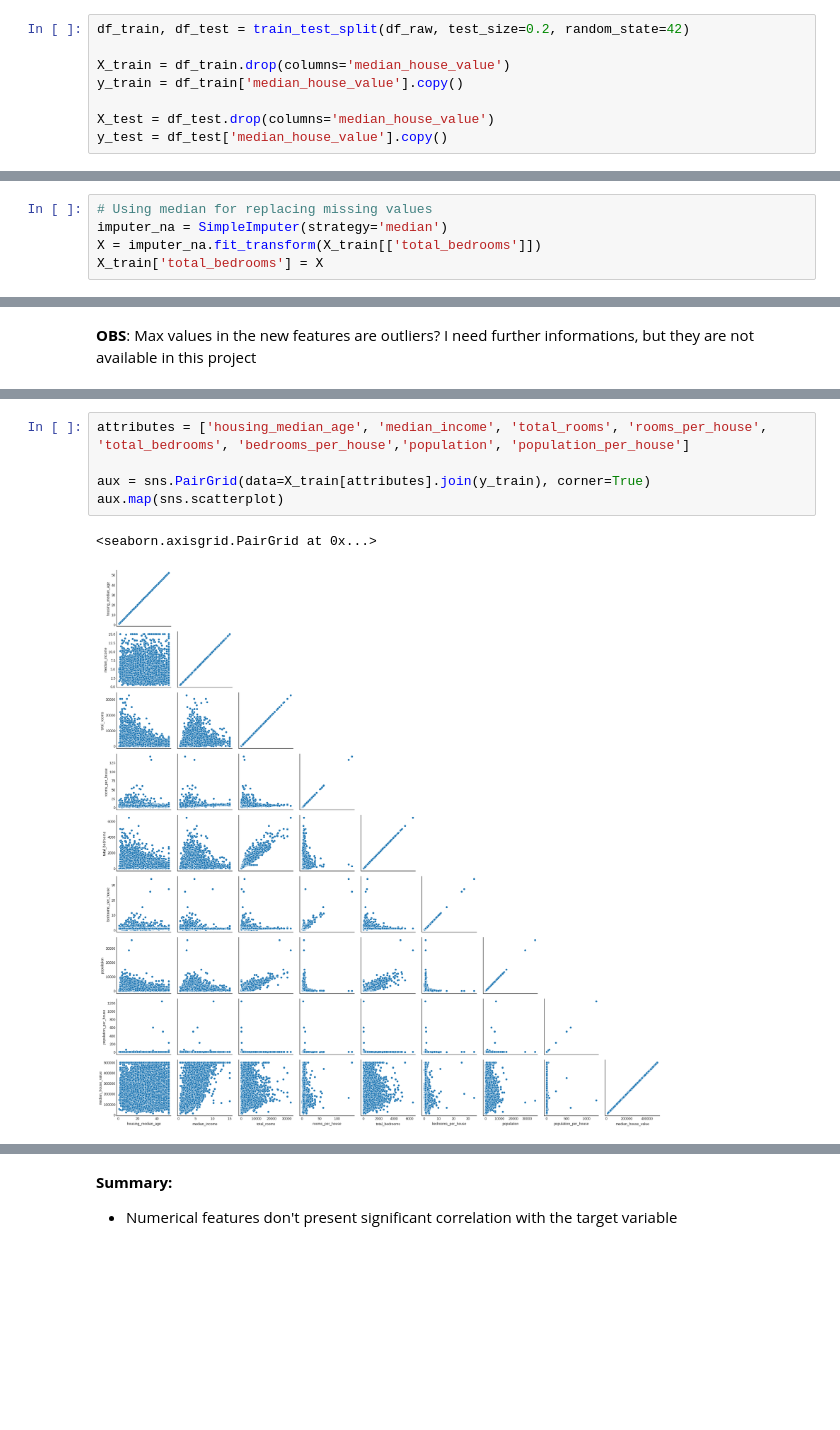
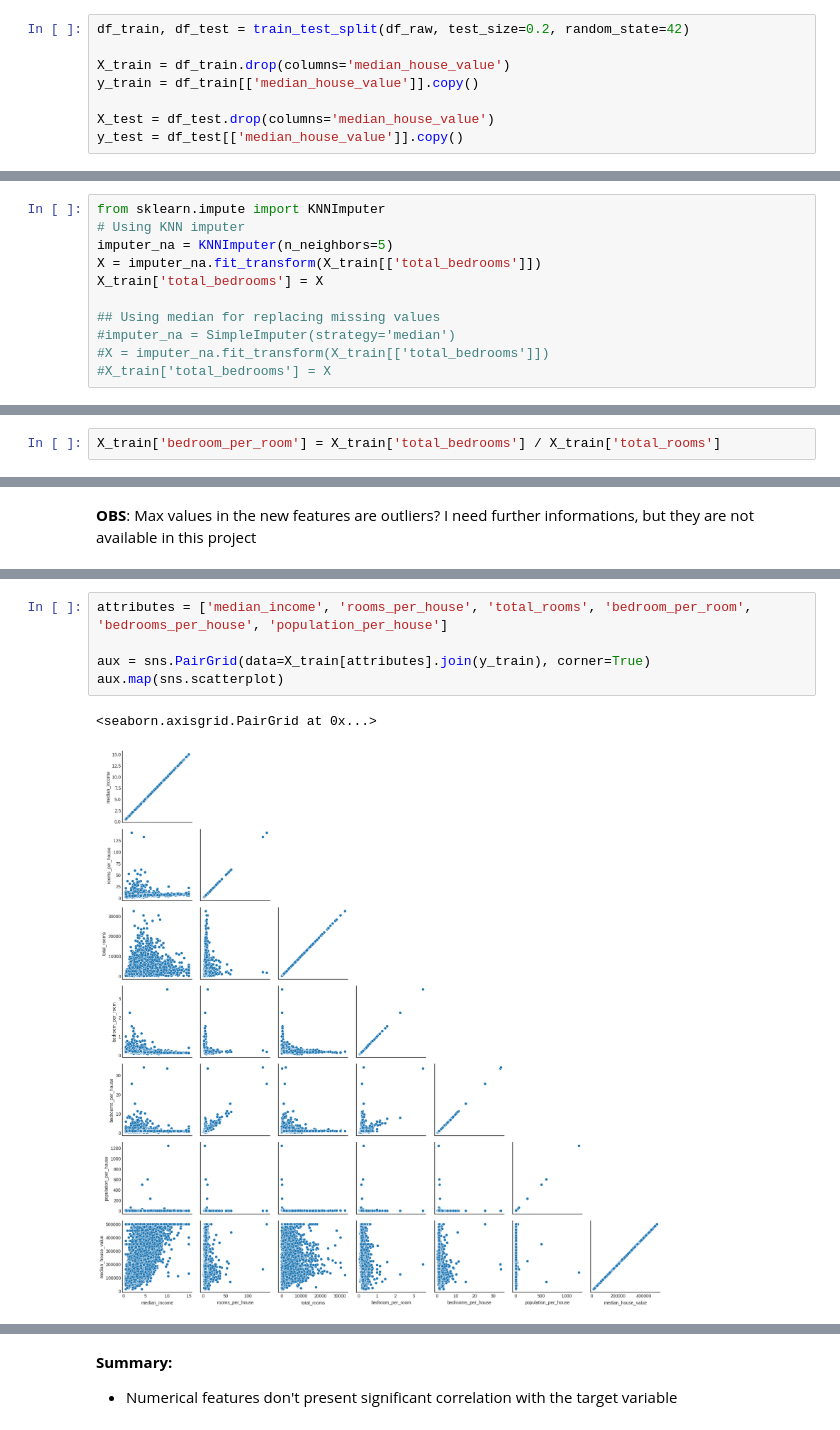
Before and after one commit to ezequielpf/california_house_pricing, a Jupyter notebook: Housing_02.ipynb, the cells around one changed output, grey strips where cells are left out. Cells and saved outputs as stored; diff of their text form; blank space fills up the shorter version.

```diff
--- a/Housing_02.ipynb
+++ b/Housing_02.ipynb
@@ -151,10 +175,10 @@ df_raw.describe().T
 df_train, df_test = train_test_split(df_raw, test_size=0.2, random_state=42)
 
 X_train = df_train.drop(columns='median_house_value')
-y_train = df_train['median_house_value'].copy()
+y_train = df_train[['median_house_value']].copy()
 
 X_test = df_test.drop(columns='median_house_value')
-y_test = df_test['median_house_value'].copy()
+y_test = df_test[['median_house_value']].copy()
 # %% [markdown]
 Let's say we were informed that median income is a very important feature and the stratification in the values should be preserved.
 
@@ -173,8 +213,14 @@ Text(0.5, 1.0, 'Test')
 # %%
-# Using median for replacing missing values
-imputer_na = SimpleImputer(strategy='median')
+from sklearn.impute import KNNImputer
+# Using KNN imputer
+imputer_na = KNNImputer(n_neighbors=5)
 X = imputer_na.fit_transform(X_train[['total_bedrooms']])
 X_train['total_bedrooms'] = X
+
+## Using median for replacing missing values
+#imputer_na = SimpleImputer(strategy='median')
+#X = imputer_na.fit_transform(X_train[['total_bedrooms']])
+#X_train['total_bedrooms'] = X
 # %%
 X_train.isna().sum()
 # %% [output]
@@ -205,3 +253,5 @@ X_train['population_per_house'] = X_train['population'] / X_train['households']
+# %%
+X_train['bedroom_per_room'] = X_train['total_bedrooms'] / X_train['total_rooms']
 # %%
 X_train.describe().T
 # %% [output]
@@ -226,8 +309,8 @@ X_train.describe().T
 # %%
-attributes = ['housing_median_age', 'median_income', 'total_rooms', 'rooms_per_house', 'total_bedrooms', 'bedrooms_per_house','population', 'population_per_house']
+attributes = ['median_income', 'rooms_per_house', 'total_rooms', 'bedroom_per_room', 'bedrooms_per_house', 'population_per_house']
 
 aux = sns.PairGrid(data=X_train[attributes].join(y_train), corner=True)
 aux.map(sns.scatterplot)
 # %% [output]
 <seaborn.axisgrid.PairGrid at 0x...>
-[figure, old version]
+[figure, new version]
```
Also changed, not shown: parts of 38 cells of this notebook.
